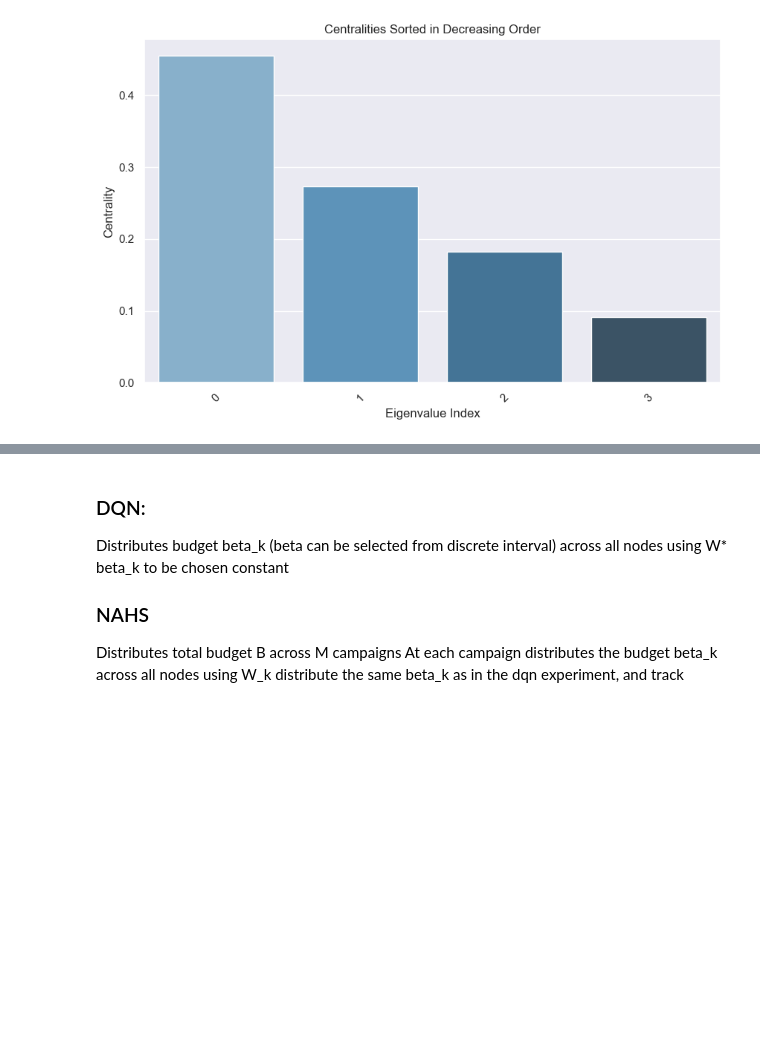
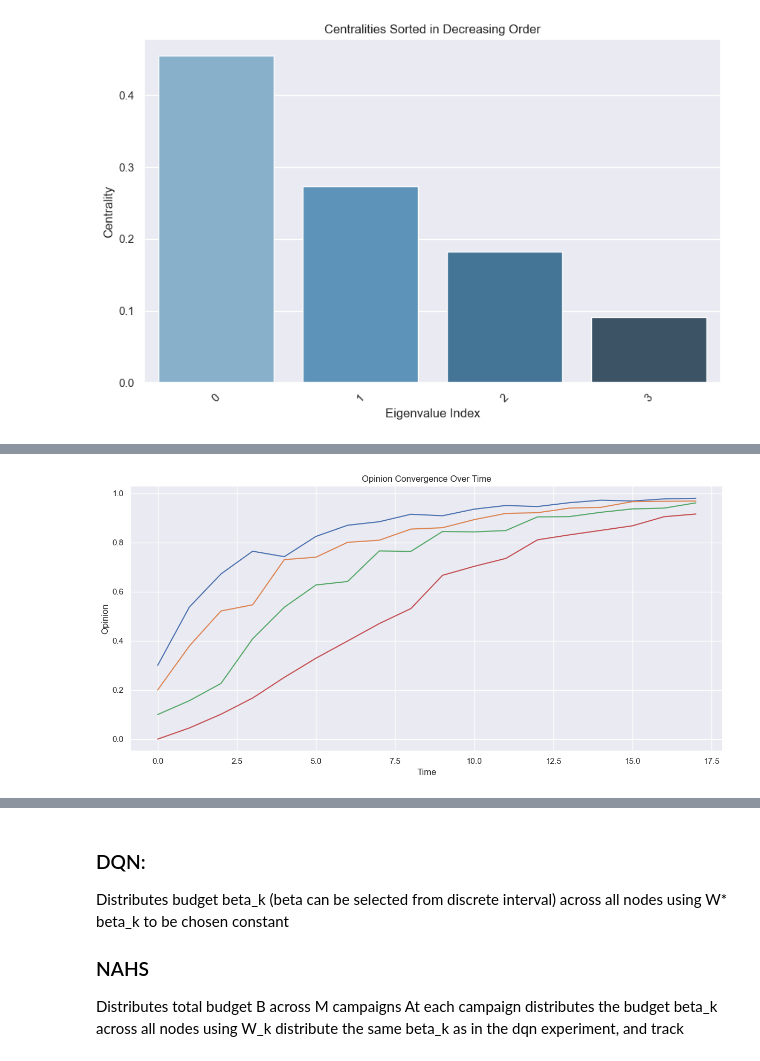
Before and after one commit to mariusdgm/phd-rl-algos, a Jupyter notebook: dqn/opinion_dynamics/experiments/baseline_dp_od.ipynb, the cells around one changed output, grey strips where cells are left out. Cells and saved outputs as stored; diff of their text form; code cells hidden in the pictures; blank space fills up the shorter version.

```diff
--- a/dqn/opinion_dynamics/experiments/baseline_dp_od.ipynb
+++ b/dqn/opinion_dynamics/experiments/baseline_dp_od.ipynb
@@ -136,0 +117,98 @@ array([[0.3       , 0.2       , 0.1       , 0.        ],
+# %%
+def centrality_based_continuous_control(env, available_budget):
+    """
+    Compute a control action distributing a continuous budget based on centrality * deviation heuristic.
+
+    Args:
+        env: The environment instance with `opinions`, `desired_opinion`, `centralities`, and `max_u` attributes.
+        available_budget (float): Total control budget to distribute.
+
+    Returns:
+        control_action (np.array): Control action array (N,) where 0 <= control_action[i] <= max_u
+        controlled_nodes (list): List of indices of nodes that received some control
+    """
+    N = env.num_agents
+    deviations = np.abs(env.opinions - env.desired_opinion)  # (N,)
+    influence_powers = env.centralities * deviations        # (N,)
+    agent_order = np.argsort(influence_powers)[::-1]         # Sort descending by power
+
+    control_action = np.zeros(N)
+    remaining_budget = available_budget
+
+    controlled_nodes = []
+
+    for agent_idx in agent_order:
+        if remaining_budget <= 0:
+            break
+
+        assign_amount = min(float(env.max_u[agent_idx]), remaining_budget)
+        control_action[agent_idx] = assign_amount
+        controlled_nodes.append(agent_idx)
+        remaining_budget -= assign_amount
+
+    return control_action, controlled_nodes
+
+def run_centrality_policy(env, available_budget, step_duration, max_steps=1000):
+    """
+    Run the simulation using dynamic centrality-based continuous control.
+
+    Args:
+        env: The environment instance.
+        available_budget (float): Total control budget per step.
+        step_duration (float): Duration of each control application.
+        max_steps (int): Maximum number of steps to run.
+
+    Returns:
+        opinions_over_time (np.ndarray): Array of opinions over time (steps, agents).
+        time_points (np.ndarray): Array of time points.
+        rewards_over_time (np.ndarray): Rewards collected at each step.
+    """
+    time_points = []
+    rewards_over_time = []
+    current_time = 0.0
+
+    state, _ = env.reset()
+    opinions_over_time = [state]
+
+    for step in range(max_steps):
+        # Compute dynamic action based on centralities and current state
+        action, controlled_nodes = centrality_based_continuous_control(env, available_budget)
+
+        next_state, reward, done, truncated, _ = env.step(action, step_duration)
+
+        opinions_over_time.append(next_state.copy())
+        rewards_over_time.append(reward)
+        time_points.append(current_time)
+
+        current_time += step_duration
+        state = next_state
+
+        if done or truncated:
+            print(f"Centrality-based policy finished after {step} steps. Done={done}, Truncated={truncated}")
+            break
+
+    return np.array(opinions_over_time), np.array(time_points), np.array(rewards_over_time)
+
+
+num_steps = 100
+nx = 8
+gamma = 0.9
+
+env = build_environment()
+available_budget = 0.6
+
+opinions_over_time, time_points, rewards = run_centrality_policy(
+    env,
+    available_budget=available_budget,
+    step_duration=env.tau,
+    max_steps=num_steps
+)
+
+plot_opinions_over_time(opinions_over_time)
+
+total_value = 0
+for i, r in enumerate(rewards):
+    total_value += (gamma ** i) * r
+
+print(f"Total discounted reward: {total_value}")
+# %% [output]
@@ -136,0 +216 @@ array([[0.3       , 0.2       , 0.1       , 0.        ],
+[figure, added]
```
Also changed, not shown: parts of 9 cells of this notebook, 8 other files.
